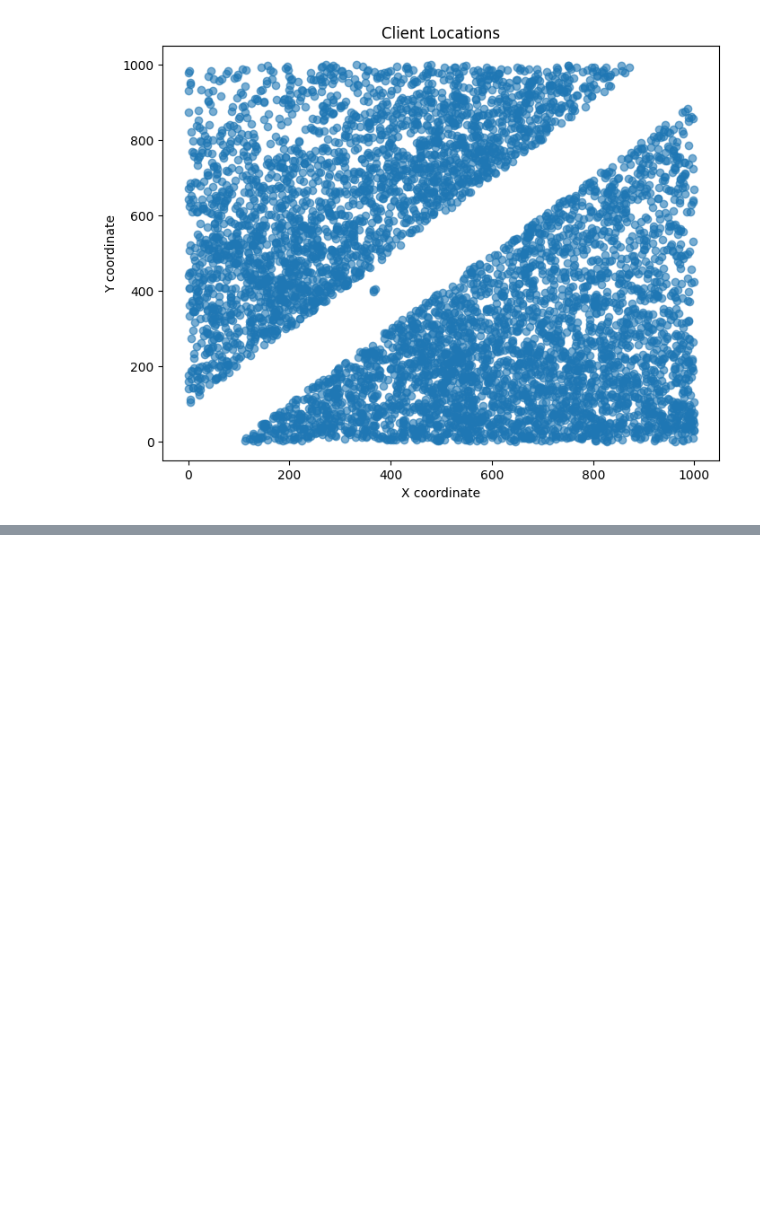
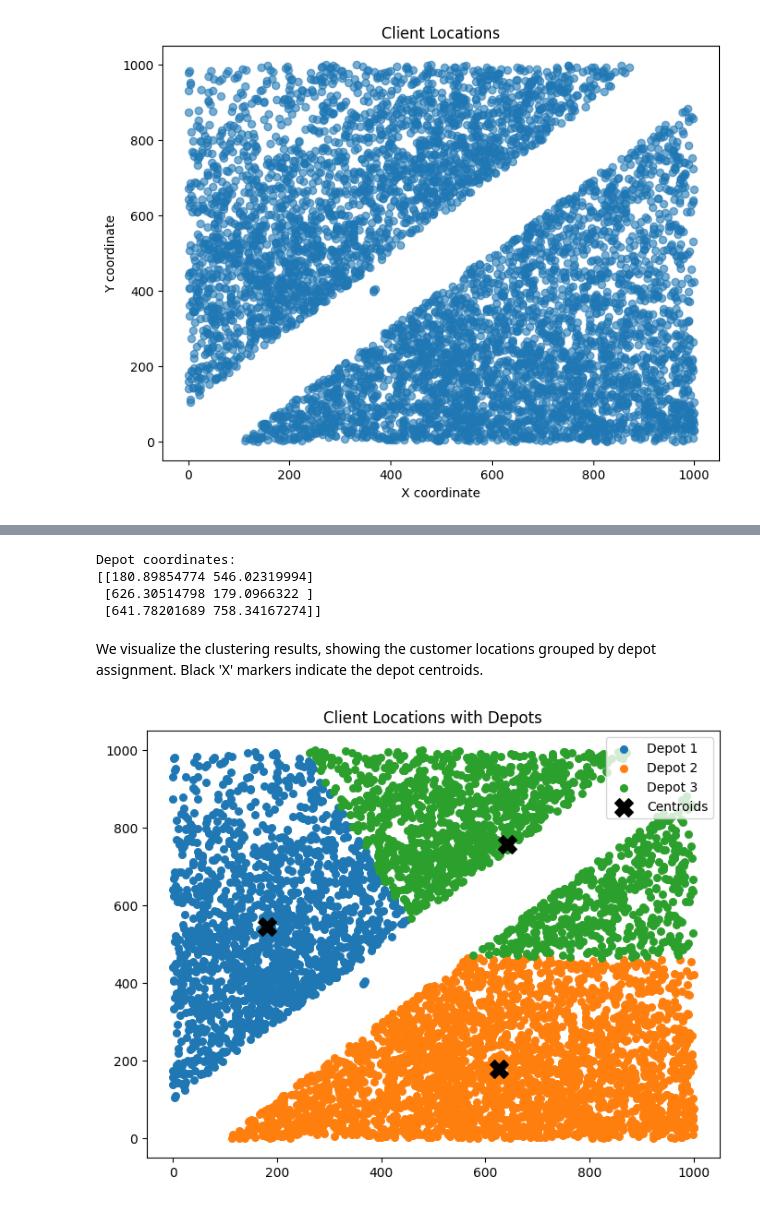
Before and after one commit to samuelms123/ML-tasks, a Jupyter notebook: task5/task5-pipeline.ipynb, the cells around one changed output, grey strips where cells are left out. Drawn from its saved outputs; the diff is of its cells as text; code cells hidden in the pictures; blank space fills up the shorter version.

```diff
--- a/task5/task5-pipeline.ipynb
+++ b/task5/task5-pipeline.ipynb
@@ -38,0 +50,55 @@ plt.show()
+# %%
+# Define number of depots
+num_depots = 3
+
+# Fit KMeans
+kmeans = KMeans(n_clusters=num_depots, random_state=42)
+kmeans.fit(cust_df[['x', 'y']])
+
+# Get cluster labels
+labels = kmeans.labels_
+
+# Print depot (centroid) coordinates
+print("Depot coordinates:")
+print(kmeans.cluster_centers_)
+# %% [output]
+Depot coordinates:
+[[180.89854774 546.02319994]
+ [626.30514798 179.0966322 ]
+ [641.78201689 758.34167274]]
+# %% [markdown]
+We visualize the clustering results, showing the customer locations grouped by depot assignment. Black 'X' markers indicate the depot centroids.
+# %%
+
+plt.figure(figsize=(8,6))
+
+# Loop through each depot (cluster)
+for i in range(num_depots):
+
+    # Plot the clients that belong to the current depot
+    # labels == i selects only the customers assigned to depot i
+    # [:, 0] selects x-coordinates
+    # [:, 1] selects y-coordinates
+    plt.scatter(
+        cust_df[['x', 'y']].values[labels == i, 0],
+        cust_df[['x', 'y']].values[labels == i, 1],
+        s=30,  # Customer marker size
+        label=f'Depot {i+1}'   # Add legend label
+    )
+
+# Plot the centroid locations (depot positions)
+plt.scatter(
+    kmeans.cluster_centers_[:, 0],  # x-coordinates of centroids
+    kmeans.cluster_centers_[:, 1],  # y-coordinates of centroids
+    c='black',
+    marker='X',
+    s=200,                          # X marker size
+    label='Centroids'
+)
+
+
+plt.title('Client Locations with Depots')
+plt.legend()
+plt.show()
+# %% [output]
+[figure, added]
```
Also changed, not shown: parts of 7 cells of this notebook.
